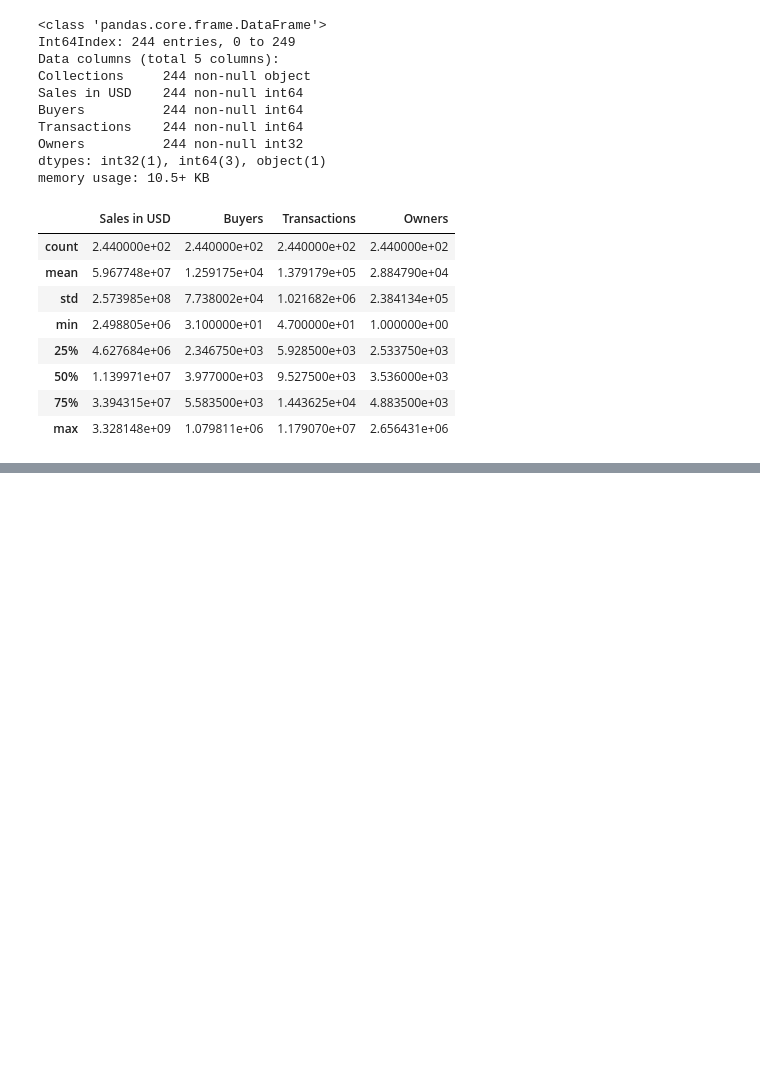
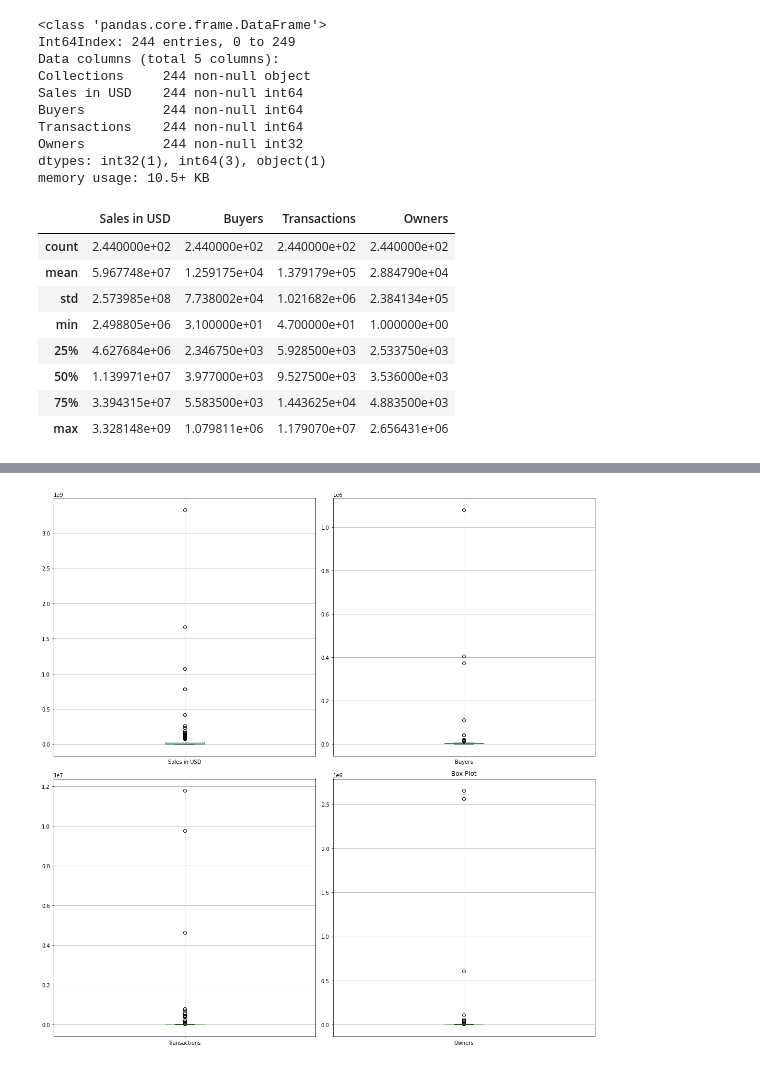
Before and after one commit to Sarah-Yifei-Wang/w209_visualization, a Jupyter notebook: notebooks/EDA.ipynb, the cells around one changed output, grey strips where cells are left out. Saved outputs shown, nothing was run; the diff lists cells and outputs as text; code cells hidden in the pictures; blank space fills up the shorter version.

```diff
--- a/notebooks/EDA.ipynb
+++ b/notebooks/EDA.ipynb
@@ -96,2 +98,17 @@ top_collections['Sales in USD'].plot.bar()
 # %%
 # hypothesis: DOES MORE NUMBER OF buyers PROVE MORE SALES
+# %%
+nft_transactions = nft_transactions.set_index('Collections')
+# %%
+plt.figure(figsize=(15, 15))
+plt.grid()
+counter = 0
+for col in nft_transactions.columns:
+    counter = counter + 1
+    axis = plt.subplot(2, 2, counter)
+    df = nft_transactions[col].to_frame()
+    df.boxplot()
+plt.title('Box Plot')
+plt.tight_layout()
+# %% [output]
+[figure, added]
```
Also changed, not shown: parts of 11 cells of this notebook.
